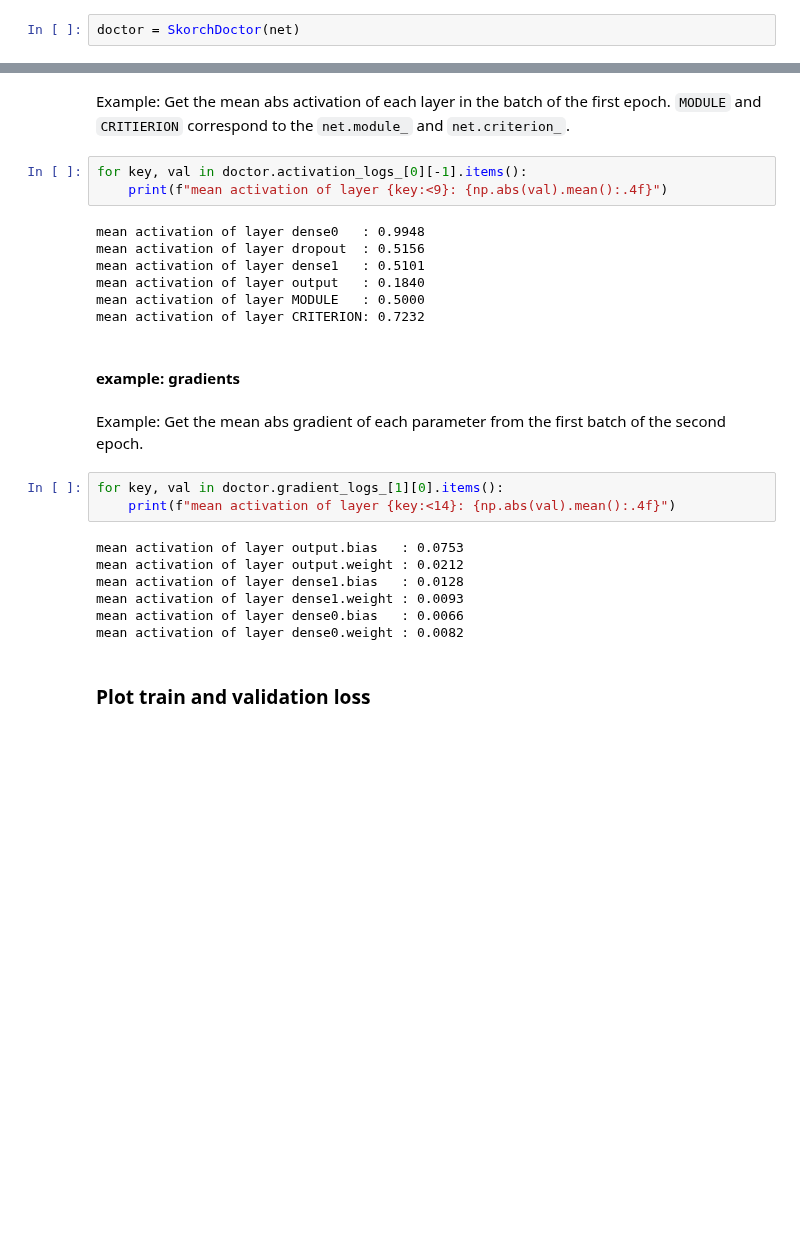
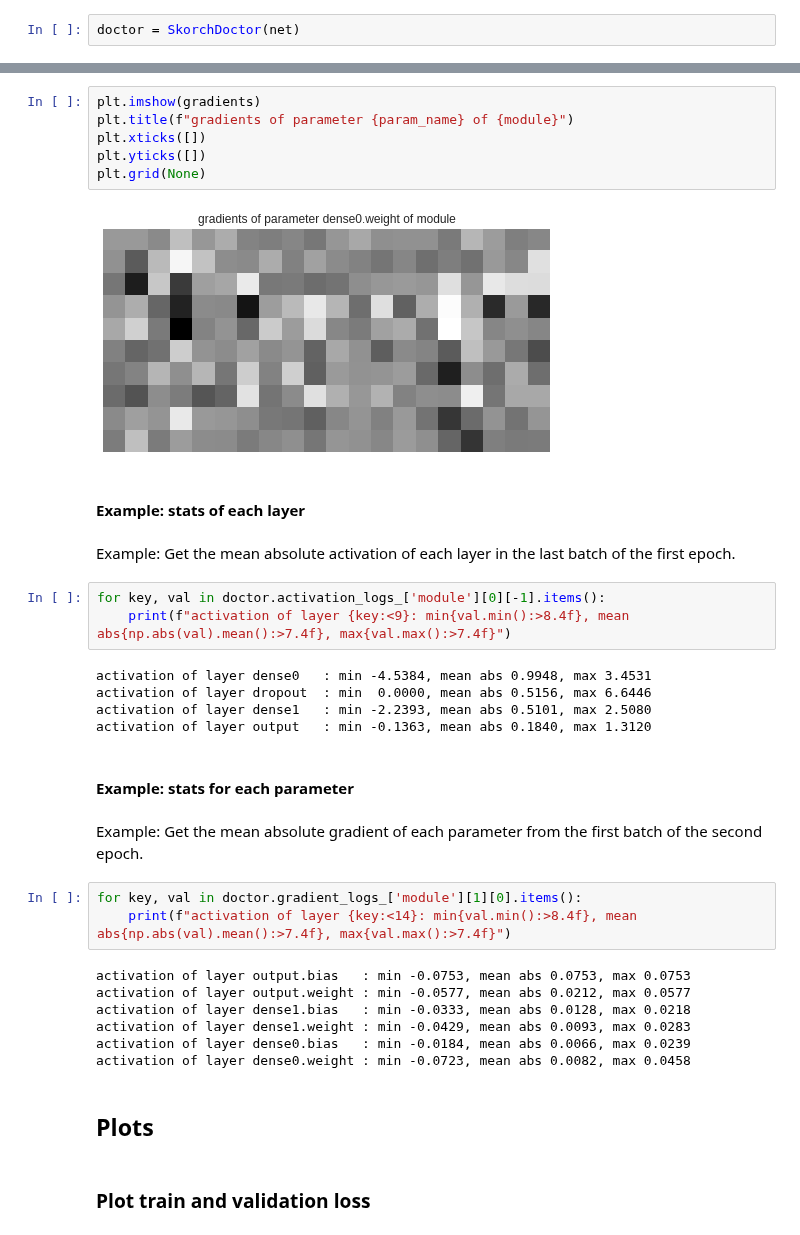
Before and after one commit to skorch-dev/skorch, a Jupyter notebook: notebooks/skorch_doctor.ipynb, the cells around one changed output, grey strips where cells are left out. Drawn from its saved outputs; the diff is of its cells as text; blank space fills up the shorter version.

```diff
--- a/notebooks/skorch_doctor.ipynb
+++ b/notebooks/skorch_doctor.ipynb
@@ -388,29 +163,39 @@ For each epoch and each batch, store the activations, gradients, and parameter u
+# %%
+plt.imshow(gradients)
+plt.title(f"gradients of parameter {param_name} of {module}")
+plt.xticks([])
+plt.yticks([])
+plt.grid(None)
+# %% [output]
+[figure, added]
+# %% [markdown]
+#### Example: stats of each layer
 # %% [markdown]
-Example: Get the mean abs activation of each layer in the batch of the first epoch. `MODULE` and `CRITIERION` correspond to the `net.module_` and `net.criterion_`.
+Example: Get the mean absolute activation of each layer in the last batch of the first epoch.
 # %%
-for key, val in doctor.activation_logs_[0][-1].items():
-    print(f"mean activation of layer {key:<9}: {np.abs(val).mean():.4f}")
+for key, val in doctor.activation_logs_['module'][0][-1].items():
+    print(f"activation of layer {key:<9}: min{val.min():>8.4f}, mean abs{np.abs(val).mean():>7.4f}, max{val.max():>7.4f}")
 # %% [output]
-mean activation of layer dense0   : 0.9948
-mean activation of layer dropout  : 0.5156
-mean activation of layer dense1   : 0.5101
-mean activation of layer output   : 0.1840
-mean activation of layer MODULE   : 0.5000
-mean activation of layer CRITERION: 0.7232
+activation of layer dense0   : min -4.5384, mean abs 0.9948, max 3.4531
+activation of layer dropout  : min  0.0000, mean abs 0.5156, max 6.6446
+activation of layer dense1   : min -2.2393, mean abs 0.5101, max 2.5080
+activation of layer output   : min -0.1363, mean abs 0.1840, max 1.3120
-# %% [markdown]
-#### example: gradients
+# %% [markdown]
+#### Example: stats for each parameter
 # %% [markdown]
-Example: Get the mean abs gradient of each parameter from the first batch of the second epoch.
+Example: Get the mean absolute gradient of each parameter from the first batch of the second epoch.
 # %%
-for key, val in doctor.gradient_logs_[1][0].items():
-    print(f"mean activation of layer {key:<14}: {np.abs(val).mean():.4f}")
+for key, val in doctor.gradient_logs_['module'][1][0].items():
+    print(f"activation of layer {key:<14}: min{val.min():>8.4f}, mean abs{np.abs(val).mean():>7.4f}, max{val.max():>7.4f}")
 # %% [output]
-mean activation of layer output.bias   : 0.0753
-mean activation of layer output.weight : 0.0212
-mean activation of layer dense1.bias   : 0.0128
-mean activation of layer dense1.weight : 0.0093
-mean activation of layer dense0.bias   : 0.0066
-mean activation of layer dense0.weight : 0.0082
+activation of layer output.bias   : min -0.0753, mean abs 0.0753, max 0.0753
+activation of layer output.weight : min -0.0577, mean abs 0.0212, max 0.0577
+activation of layer dense1.bias   : min -0.0333, mean abs 0.0128, max 0.0218
+activation of layer dense1.weight : min -0.0429, mean abs 0.0093, max 0.0283
+activation of layer dense0.bias   : min -0.0184, mean abs 0.0066, max 0.0239
+activation of layer dense0.weight : min -0.0723, mean abs 0.0082, max 0.0458
+# %% [markdown]
+## Plots
 # %% [markdown]
 ### Plot train and validation loss
 # %%
```
Also changed, not shown: parts of 42 cells of this notebook, 2 other files.
